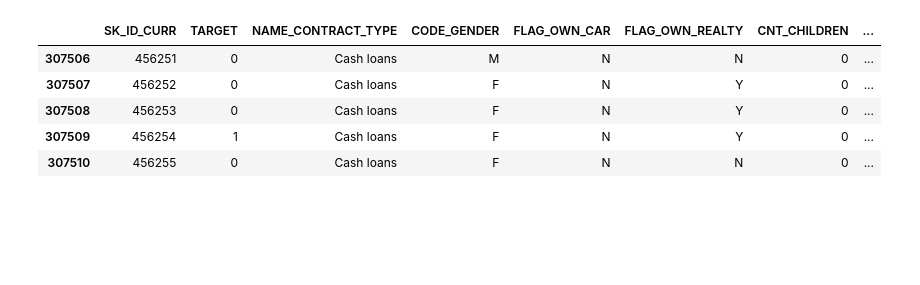
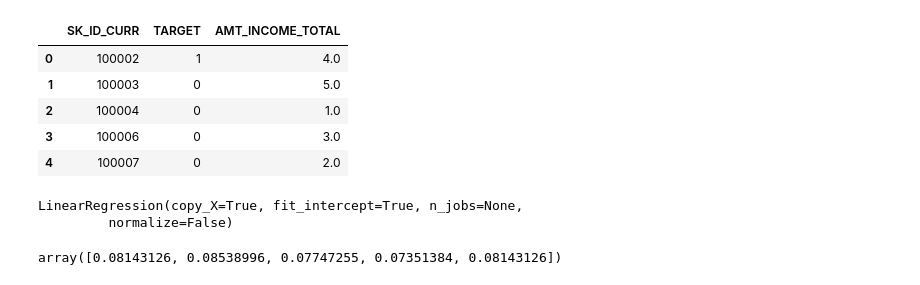
Before and after one commit to taotaodai/MachineLearning, a Jupyter notebook: KaggleTest/HomeCreditDefaultRisk/Untitled.ipynb, the cells around one changed output. Cells and saved outputs as stored; diff of their text form; code cells hidden in the pictures; blank space fills up the shorter version.

```diff
--- a/KaggleTest/HomeCreditDefaultRisk/Untitled.ipynb
+++ b/KaggleTest/HomeCreditDefaultRisk/Untitled.ipynb
@@ -4,16 +6,7 @@ import pandas as pd
 pd.set_option('display.max_columns', None)
 pd.set_option('display.max_rows', None)
 # %%
-df_train = pd.read_csv('data/application_train.csv')
+df_train_origin = pd.read_csv('data/application_train.csv')
+df_test_origin = pd.read_csv('data/application_test.csv')
+
+combine_origin = [df_train_origin,df_test_origin]
-# %%
-#TARGET：1-会逾期；2-其他情况
-#
-
-df_train.tail()
-# %% [output]
-|  | SK_ID_CURR | TARGET | NAME_CONTRACT_TYPE | CODE_GENDER | FLAG_OWN_CAR | FLAG_OWN_REALTY | CNT_CHILDREN | ... |
-| 307506 | 456251 | 0 | Cash loans | M | N | N | 0 | ... |
-| 307507 | 456252 | 0 | Cash loans | F | N | Y | 0 | ... |
-| 307508 | 456253 | 0 | Cash loans | F | N | Y | 0 | ... |
-| 307509 | 456254 | 1 | Cash loans | F | N | Y | 0 | ... |
-| 307510 | 456255 | 0 | Cash loans | F | N | N | 0 | ... |
@@ -19,0 +92,32 @@ df_train.tail()
+# %%
+combine = []
+
+for dataset in combine_origin:
+    # 由于字段比较多，先把需要的提取出来
+    df = pd.DataFrame()
+    try:
+        df = dataset[['SK_ID_CURR','TARGET']]
+    except:
+        df = dataset[['SK_ID_CURR']]
+
+    income_median = dataset['AMT_INCOME_TOTAL'].median()
+    a = np.linspace(income_median * 0.5,income_median * 1.5,num = 4)
+
+    dataset.loc[dataset['AMT_INCOME_TOTAL'] < a[0],'AMT_INCOME_TOTAL'] = 1
+    dataset.loc[(dataset['AMT_INCOME_TOTAL'] >= a[0]) & (dataset['AMT_INCOME_TOTAL'] < a[1]),'AMT_INCOME_TOTAL'] = 2
+    dataset.loc[(dataset['AMT_INCOME_TOTAL'] >= a[1]) & (dataset['AMT_INCOME_TOTAL'] < a[2]),'AMT_INCOME_TOTAL'] = 3
+    dataset.loc[(dataset['AMT_INCOME_TOTAL'] >= a[2]) & (dataset['AMT_INCOME_TOTAL'] < a[3]),'AMT_INCOME_TOTAL'] = 4
+    dataset.loc[dataset['AMT_INCOME_TOTAL'] >= a[3],'AMT_INCOME_TOTAL'] = 5
+
+    df = pd.concat([df,dataset[['AMT_INCOME_TOTAL']]],axis=1)
+
+    combine.append(df)
+# %%
+combine[0].head()
+# %% [output]
+|  | SK_ID_CURR | TARGET | AMT_INCOME_TOTAL |
+| 0 | 100002 | 1 | 4.0 |
+| 1 | 100003 | 0 | 5.0 |
+| 2 | 100004 | 0 | 1.0 |
+| 3 | 100006 | 0 | 3.0 |
+| 4 | 100007 | 0 | 2.0 |
@@ -19,0 +132,6 @@ df_train.tail()
+# %%
+model = linear_model.LinearRegression()
+model.fit(X_train, Y_train)
+# %% [output]
+LinearRegression(copy_X=True, fit_intercept=True, n_jobs=None,
+         normalize=False)
@@ -19,0 +140,4 @@ df_train.tail()
+# %%
+Y_pred[0:5]
+# %% [output]
+array([0.08143126, 0.08538996, 0.07747255, 0.07351384, 0.08143126])
```
Also changed, not shown: parts of 6 cells of this notebook, 4 other files.
